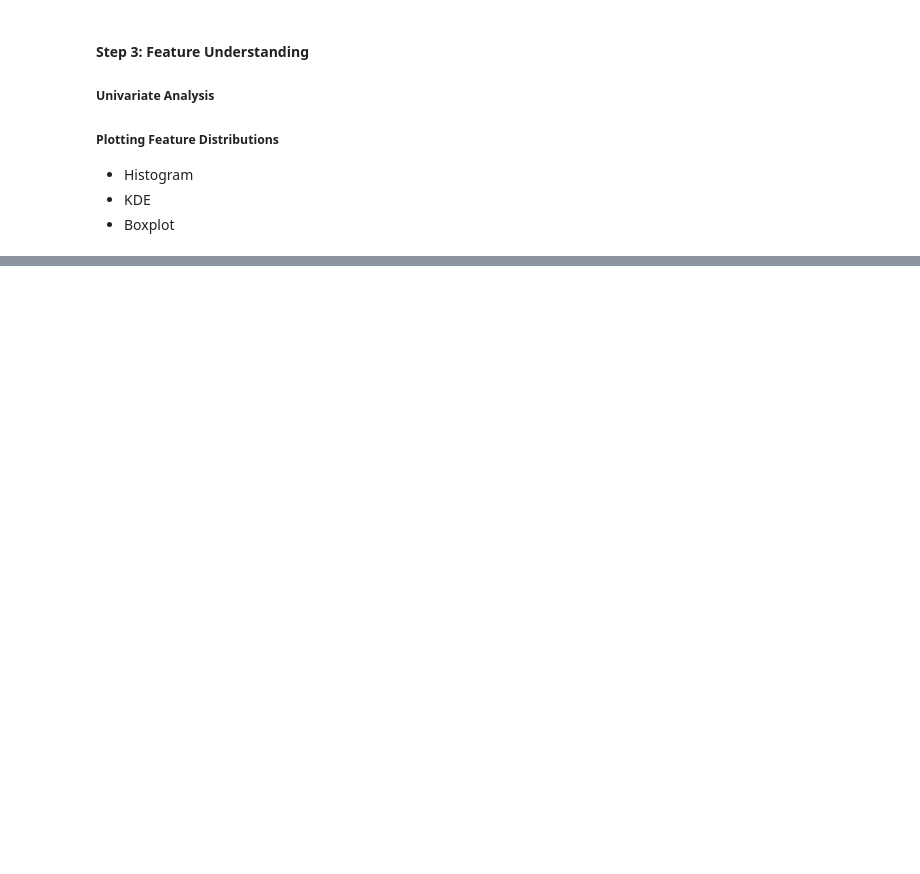
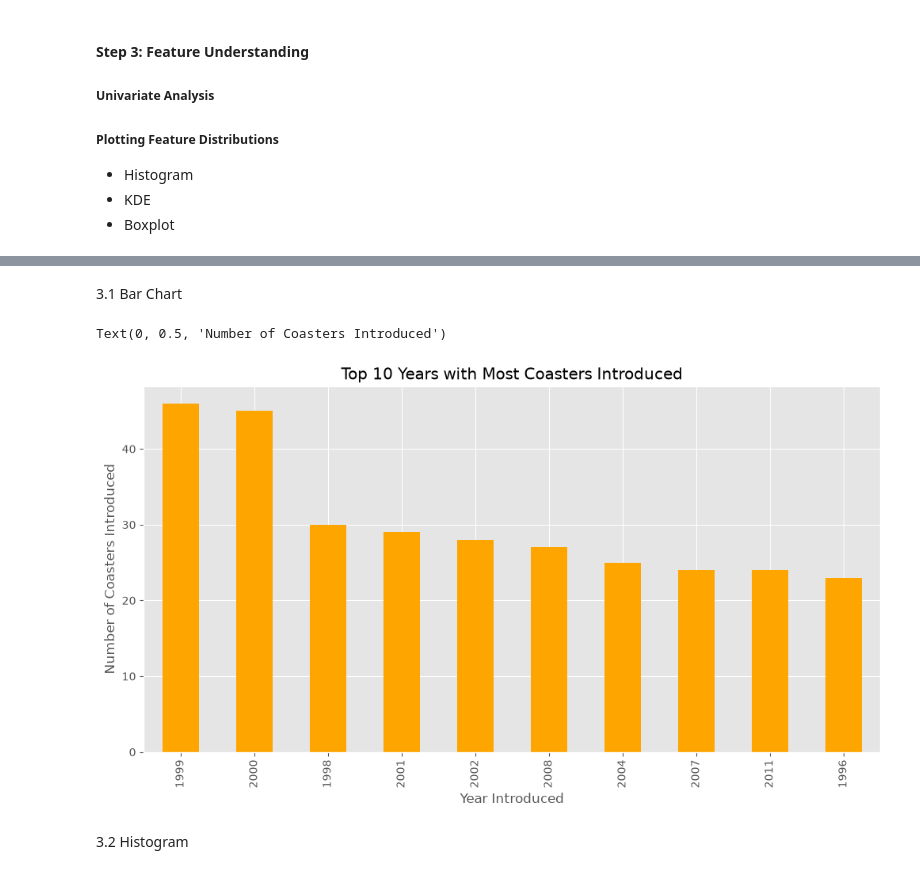
Before and after one commit to Foysalmeazi/EDA-with-Rob-Mulla, a Jupyter notebook: explatory_data_analysis.ipynb, the cells around one changed output, grey strips where cells are left out. Saved outputs shown, nothing was run; the diff lists cells and outputs as text; code cells hidden in the pictures; blank space fills up the shorter version.

Commit message:
Univariate analysis  - Histogram, KDE

```diff
--- a/explatory_data_analysis.ipynb
+++ b/explatory_data_analysis.ipynb
@@ -277,0 +288,16 @@ Index(['Coaster_Name', 'Location', 'Status', 'Manufacturer', 'Year Introduced',
+# %% [markdown]
+3.1 Bar Chart
+# %%
+# Year Introduced Distribution
+
+ax = unique_df['Year_Introduced']\
+    .value_counts()\
+    .head(10)\
+    .plot(kind='bar', figsize=(12, 6), color='orange', title='Top 10 Years with Most Coasters Introduced')
+ax.set_xlabel('Year Introduced')
+ax.set_ylabel('Number of Coasters Introduced')
+# %% [output]
+Text(0, 0.5, 'Number of Coasters Introduced')
+[figure, added]
+# %% [markdown]
+3.2 Histogram
```
Also changed, not shown: parts of 22 cells of this notebook.
